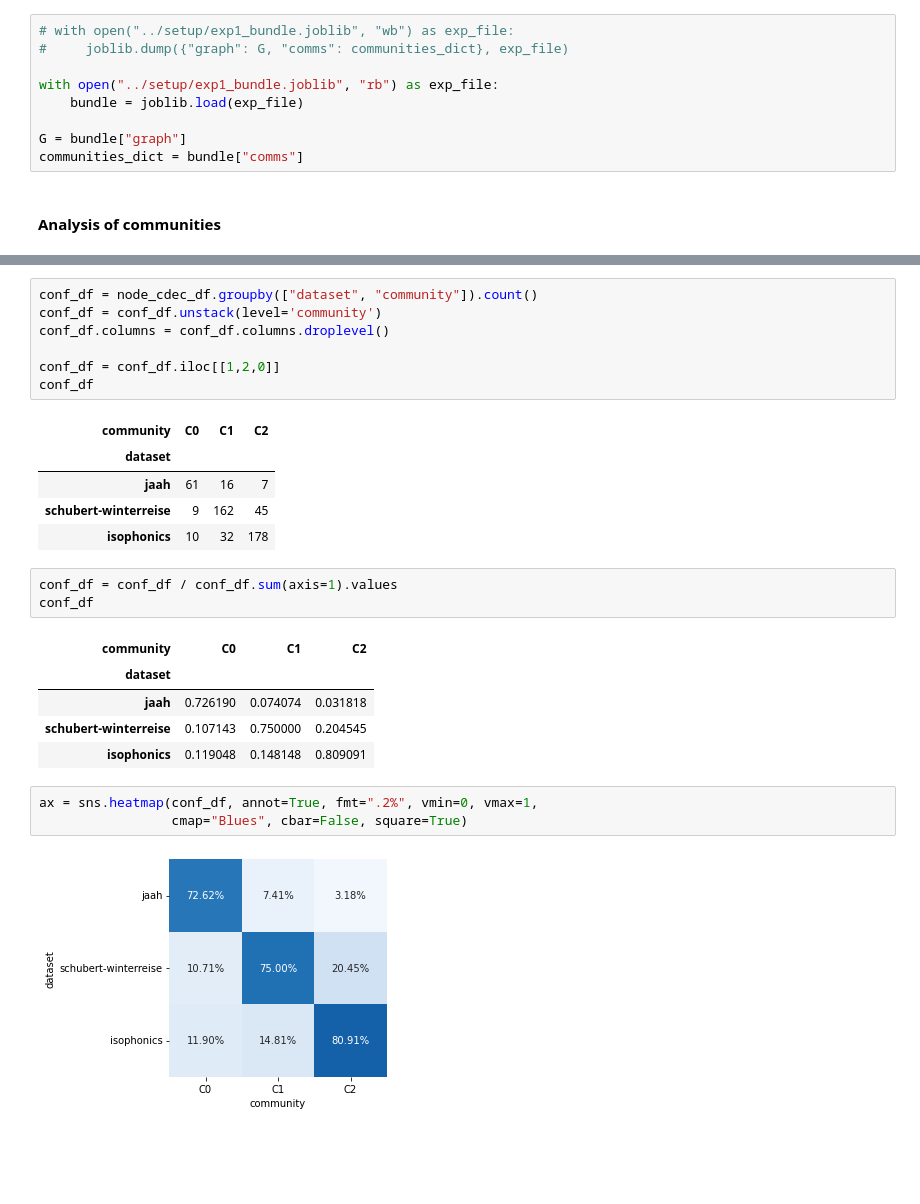
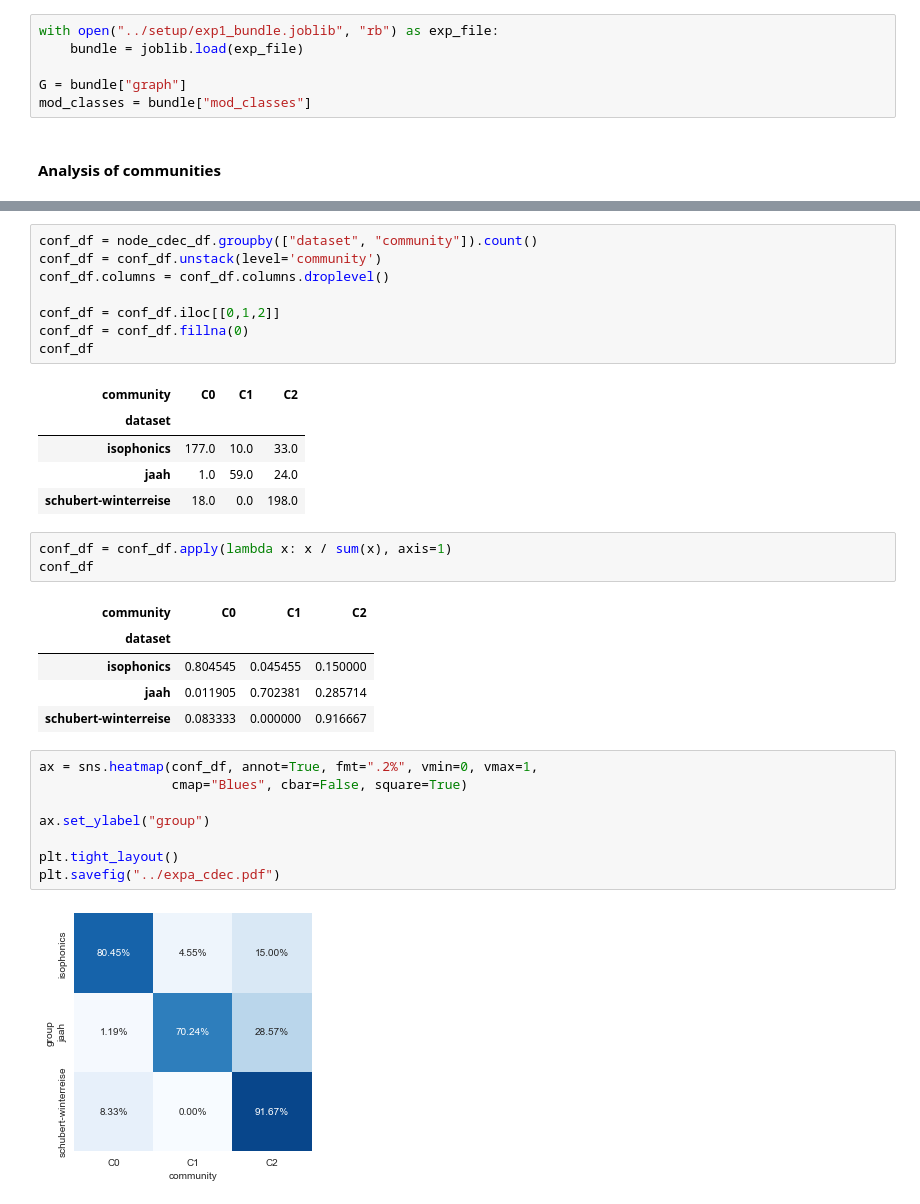
Before and after one commit to polifonia-project/harmonic-similarity, a Jupyter notebook: src/experiment_graph.ipynb, the cells around one changed output, grey strips where cells are left out. Drawn from its saved outputs; the diff is of its cells as text; blank space fills up the shorter version.

Commit message:
comm detection exp updated

```diff
--- a/src/experiment_graph.ipynb
+++ b/src/experiment_graph.ipynb
@@ -248,14 +277,11 @@ communities_dict = nx.algorithms.community.asyn_fluid.asyn_fluidc(G, k=3)
 # %% [markdown]
 #### Loading a previous partitioning
 # %%
-# with open("../setup/exp1_bundle.joblib", "wb") as exp_file:
-#     joblib.dump({"graph": G, "comms": communities_dict}, exp_file)
-
 with open("../setup/exp1_bundle.joblib", "rb") as exp_file:
     bundle = joblib.load(exp_file)
 
 G = bundle["graph"]
-communities_dict = bundle["comms"]
+mod_classes = bundle["mod_classes"]
 # %% [markdown]
 #### Analysis of communities
 # %%
@@ -294,28 +318,34 @@ conf_df = node_cdec_df.groupby(["dataset", "community"]).count()
 conf_df = conf_df.unstack(level='community')
 conf_df.columns = conf_df.columns.droplevel()
 
-conf_df = conf_df.iloc[[1,2,0]]
+conf_df = conf_df.iloc[[0,1,2]]
+conf_df = conf_df.fillna(0)
 conf_df
 # %% [output]
 | community | C0 | C1 | C2 |
 | dataset |  |  |  |
-| jaah | 61 | 16 | 7 |
-| schubert-winterreise | 9 | 162 | 45 |
-| isophonics | 10 | 32 | 178 |
+| isophonics | 177.0 | 10.0 | 33.0 |
+| jaah | 1.0 | 59.0 | 24.0 |
+| schubert-winterreise | 18.0 | 0.0 | 198.0 |
 # %%
-conf_df = conf_df / conf_df.sum(axis=1).values
+conf_df = conf_df.apply(lambda x: x / sum(x), axis=1)
 conf_df
 # %% [output]
 | community | C0 | C1 | C2 |
 | dataset |  |  |  |
-| jaah | 0.726190 | 0.074074 | 0.031818 |
-| schubert-winterreise | 0.107143 | 0.750000 | 0.204545 |
-| isophonics | 0.119048 | 0.148148 | 0.809091 |
+| isophonics | 0.804545 | 0.045455 | 0.150000 |
+| jaah | 0.011905 | 0.702381 | 0.285714 |
+| schubert-winterreise | 0.083333 | 0.000000 | 0.916667 |
 # %%
 ax = sns.heatmap(conf_df, annot=True, fmt=".2%", vmin=0, vmax=1,
                  cmap="Blues", cbar=False, square=True)
+
+ax.set_ylabel("group")
+
+plt.tight_layout()
+plt.savefig("../expa_cdec.pdf")
 # %% [output]
-[figure, old version]
+[figure, new version]
 # %%
 coverage, performance = nxcom.quality.partition_quality(G, partition)
 print(f"Coverage: {coverage}\nPerformance: {performance}")
```
Also changed, not shown: parts of 11 cells of this notebook, 1 other file.
